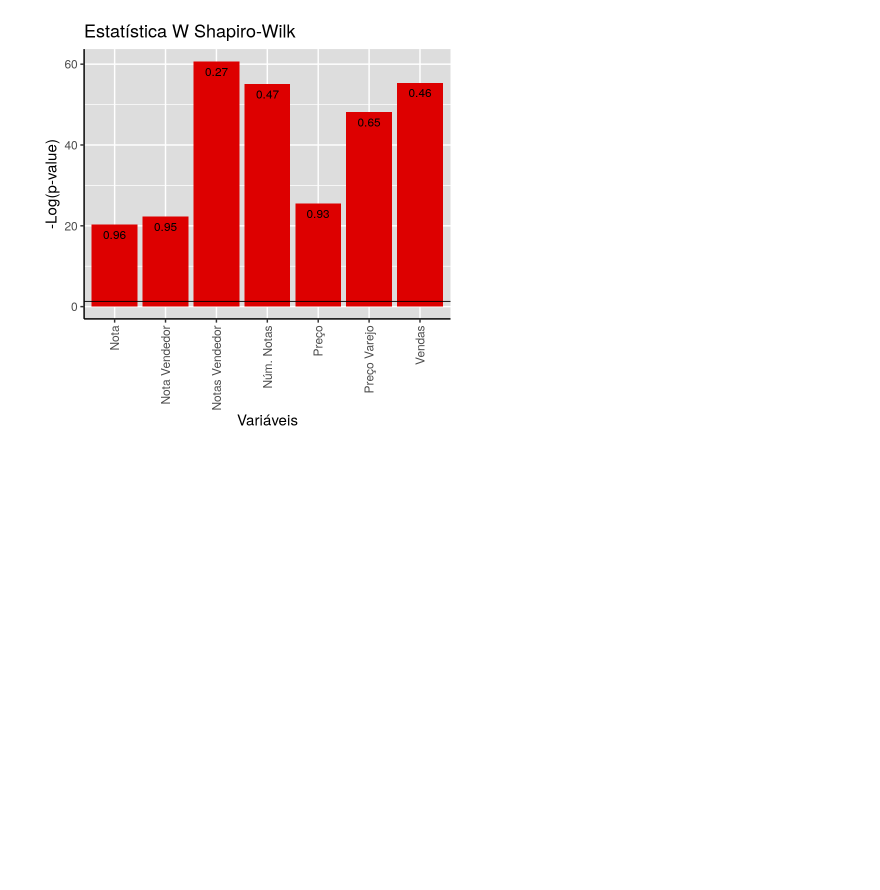
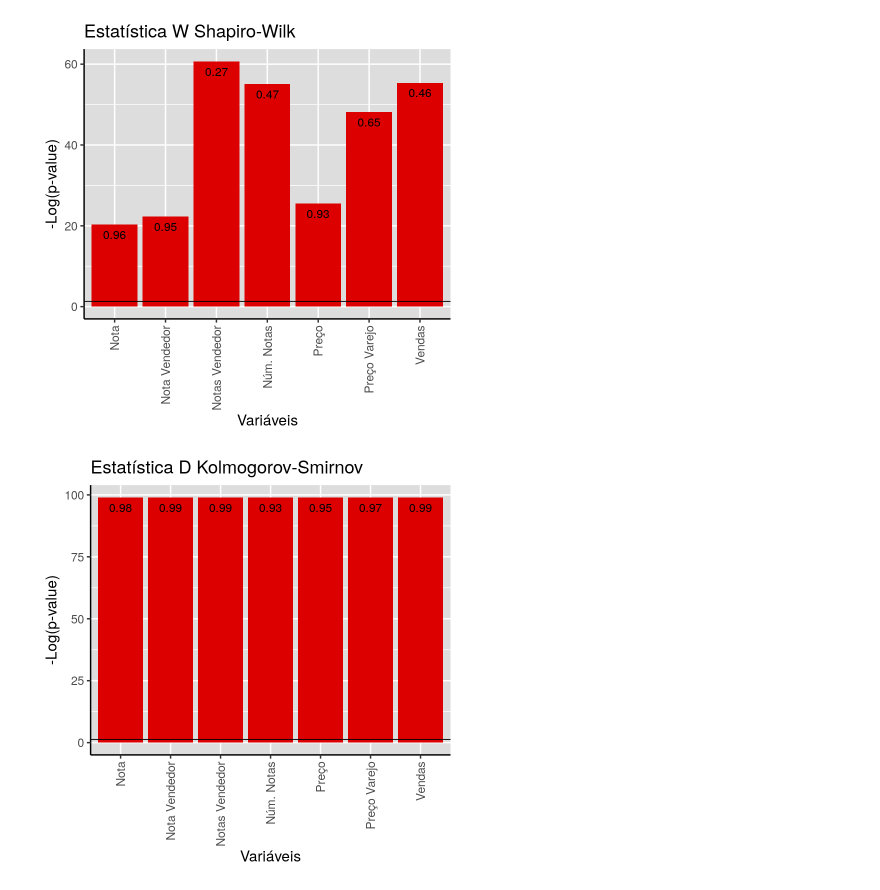
Before and after one commit to AspiranteAudaz/MetodosQuantiativos, a Jupyter notebook: Anova/Pressupostos.ipynb, the cells around one changed output. Drawn from its saved outputs; the diff is of its cells as text; code cells hidden in the pictures; blank space fills up the shorter version.

```diff
--- a/Anova/Pressupostos.ipynb
+++ b/Anova/Pressupostos.ipynb
@@ -226,7 +332,7 @@ funcShapPv <- function(a)
     p <- shapiro.test(a)$p.value
     ret <- as.numeric(format(-log(p, 10), digits=1, nsmall=2))
     if(p == 0)
-        ret = sprintf("\u221E")
+        ret = 99 #sprintf("\u221E")
     ret
 }
 
@@ -238,37 +344,50 @@ funcKolmD <- function(a)
     d <- ks.test(a, "pnorm")$statistic
     options(warn=-0) #habilita avisos
     # isso n funciona n sei por que motivos, vsf
-    d <- as.numeric(as.character(d), digits=1, nsmall=2)
+    d <- as.numeric(d, digits=1, nsmall=2)
     d
+}
+
+# Maior gambiarra da historia da programacao parte 2, eu culpo o proprio R
+formatNum <- function(n)
+{
+    as.double(as.integer(((as.numeric(n, digits=1, nsmall=2)*10000000))/100000))/100
 }
 
 funcKolmPv <- function(a)
 {
     a = unlist(a)
     options(warn=-1) #desabilita avisos
     p <- ks.test(a, "pnorm")$p.value
     options(warn=-0) #habilita avisos
     ret <- as.numeric(format(-log(p, 10), digits=1, nsmall=2))
     if(p == 0)
-        ret = sprintf("\u221E")
+        ret = 99 #sprintf("\u221E")
     ret
 }
 
 geraBarplotNormalidadeShap <- function(base, col_names=0)
 {
     df <- dfArrayCols(base)
     m = linearDataFrame(col_names, df, funcShapPv, funcShapW)
     pvaluePlot(m, "Estatística W Shapiro-Wilk", "Variáveis", "-Log(p-value)")
 }
 
 geraBarplotNormalidadeKolm <- function(base, col_names=0)
 {
     df <- dfArrayCols(base)
     m = linearDataFrame(col_names, df, funcKolmPv, funcKolmD)
-    m
-    pvaluePlot(m, "Valores D Kolmogorov-Smirnov", "Variáveis", "-Log(p-value)")
+    # Maior gambiarra da historia da programacao parte 1, eu culpo o proprio R
+    m$z = unlist(lapply(m$z, formatNum))
+    pvaluePlot(m, "Estatística D Kolmogorov-Smirnov", "Variáveis", "-Log(p-value)")
 }
 
 geraBarplotNormalidadeShap(base, short_names)
+geraBarplotNormalidadeKolm(base, short_names)
+
+base_2 = limpaOutlierSpecifico(base)
+geraBarplotNormalidadeShap(base_2, short_names)
+geraBarplotNormalidadeKolm(base_2, short_names)
 # %% [output]
 [figure]
+[figure, added]
```
Also changed, not shown: parts of 11 cells of this notebook, 1 other file.
